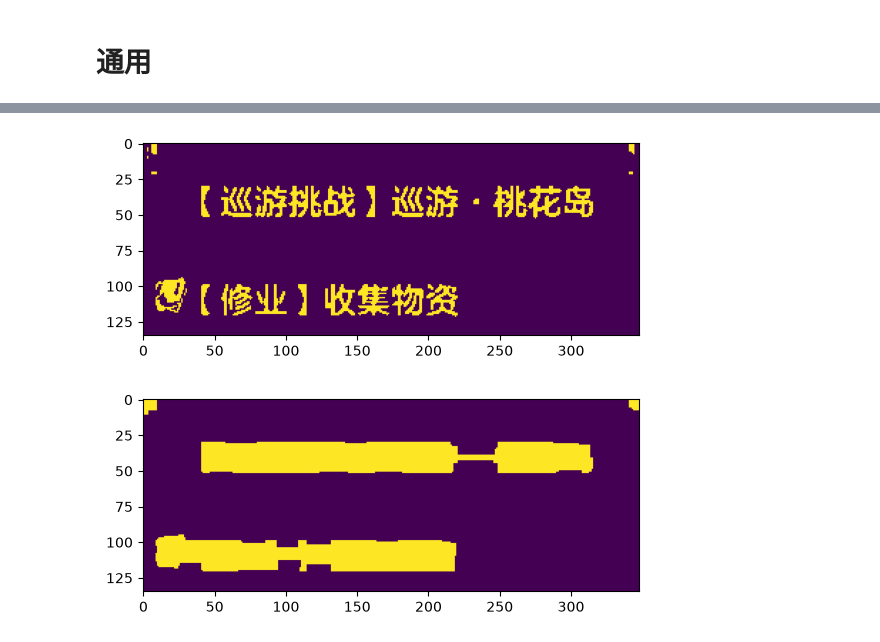
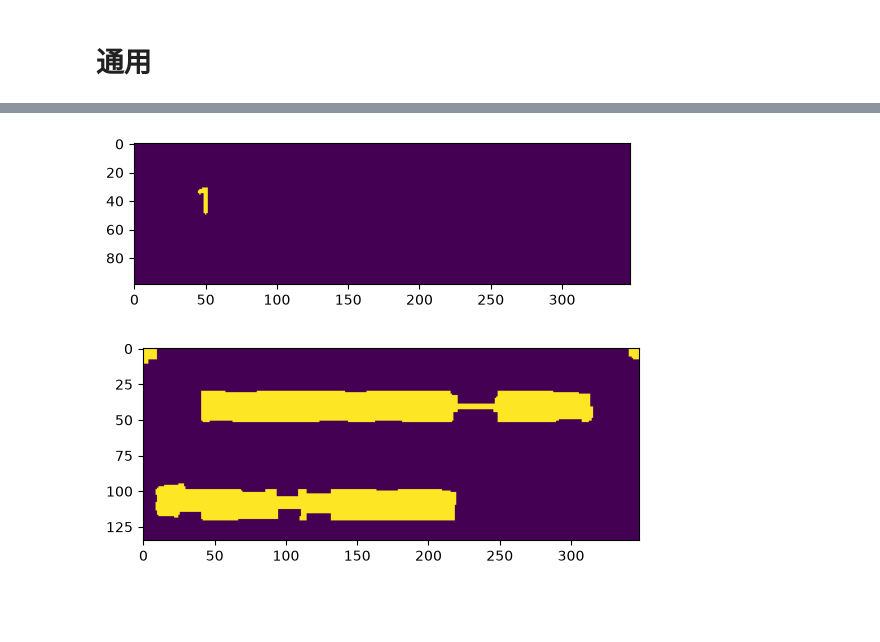
Before and after one commit to wangnanv5/shenwu, a Jupyter notebook: test.ipynb, the cells around one changed output, grey strips where cells are left out. Drawn from its saved outputs; the diff is of its cells as text; code cells hidden in the pictures; blank space fills up the shorter version.

```diff
--- a/test.ipynb
+++ b/test.ipynb
@@ -66,8 +66,8 @@ Captured size: 3240000
 game_image_array = np.array(game_image)
 h,w = game_image_array.shape[:2]
 
-x1, y1 = int(w * 0.66), int(h * 0.20)
-x2, y2 = int(w * 0.95), int(h * 0.35)
+x1, y1 = int(w * 0.66), int(h * 0.27)
+x2, y2 = int(w * 0.95), int(h * 0.38)
 roi = game_image_array[y1:y2, x1:x2]
 plt.imshow(roi)
 plt.show()
@@ -76,39 +76,39 @@ plt.show()
 # %%
 #   H: 20~45 (黄→黄绿)
 #   S: 100~255 (饱和度足够高，排除灰白)
 #   V: 150~255 (亮度足够高，排除暗色背景)
 
 # H 值:   0    30    60    90   120   150   180
 # 颜色:   红 → 橙 → 黄 → 绿 → 青 → 蓝 → 紫 → 红
 
 hsv = cv2.cvtColor(roi, cv2.COLOR_RGB2HSV)
 
-# # 红
-# lower_red1 = np.array([0,   120, 150])   # 红色段1: H=0~10
-# upper_red1 = np.array([10,  255, 255])
+# 红
+lower_red1 = np.array([0,   120, 150])   # 红色段1: H=0~10
+upper_red1 = np.array([10,  255, 255])
 
-# lower_red2 = np.array([170, 120, 150])   # 红色段2: H=170~180
-# upper_red2 = np.array([180, 255, 255])
+lower_red2 = np.array([170, 120, 150])   # 红色段2: H=170~180
+upper_red2 = np.array([180, 255, 255])
 
-# mask_red1 = cv2.inRange(hsv, lower_red1, upper_red1)
-# mask_red2 = cv2.inRange(hsv, lower_red2, upper_red2)
-# mask_red  = cv2.bitwise_or(mask_red1, mask_red2)  # 两段合并
+mask_red1 = cv2.inRange(hsv, lower_red1, upper_red1)
+mask_red2 = cv2.inRange(hsv, lower_red2, upper_red2)
+mask_red  = cv2.bitwise_or(mask_red1, mask_red2)  # 两段合并
 
-# 黄
-lower_yellow = np.array([20, 100, 150])
-upper_yellow = np.array([45, 255, 255])
-mask_yellow = cv2.inRange(hsv, lower_yellow, upper_yellow)
+# # 黄
+# lower_yellow = np.array([20, 100, 150])
+# upper_yellow = np.array([45, 255, 255])
+# mask_yellow = cv2.inRange(hsv, lower_yellow, upper_yellow)
 
 # # 蓝
 # lower_blue = np.array([85,  100, 150])
 # upper_blue = np.array([130, 255, 255])
 # mask_blue  = cv2.inRange(hsv, lower_blue, upper_blue)
 
 # 合并两个掩码
-plt.imshow(mask_yellow)
+plt.imshow(mask_red)
 plt.show()
 # %% [output]
-[figure, old version]
+[figure, new version]
 # %%
 # 预先截取一小块【修业】文字作为模板
 # template = cv2.imread("xiuye_template.png")  # 比如 30×15 的小图
```
Also changed, not shown: parts of 2 cells of this notebook, 20 other files.
